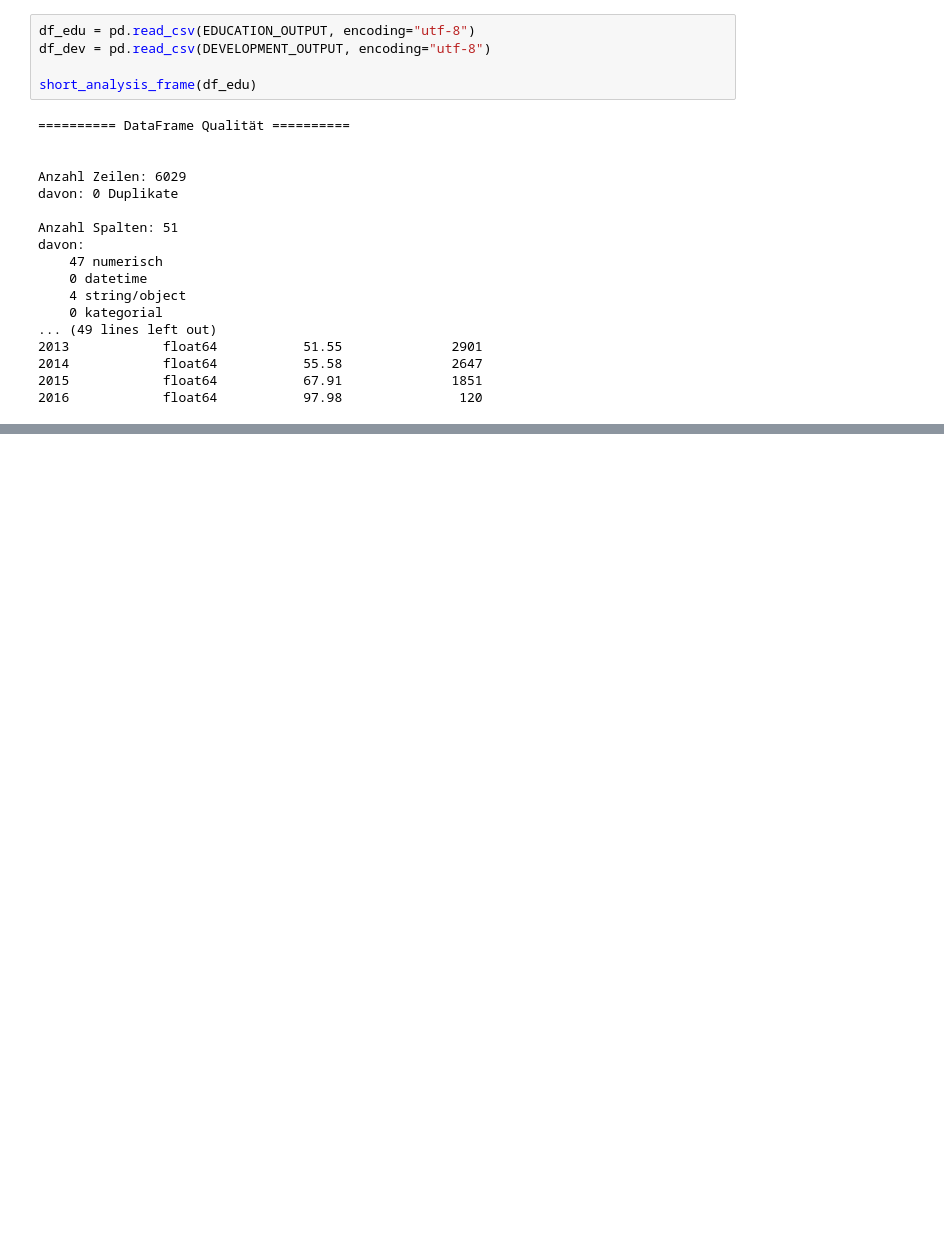
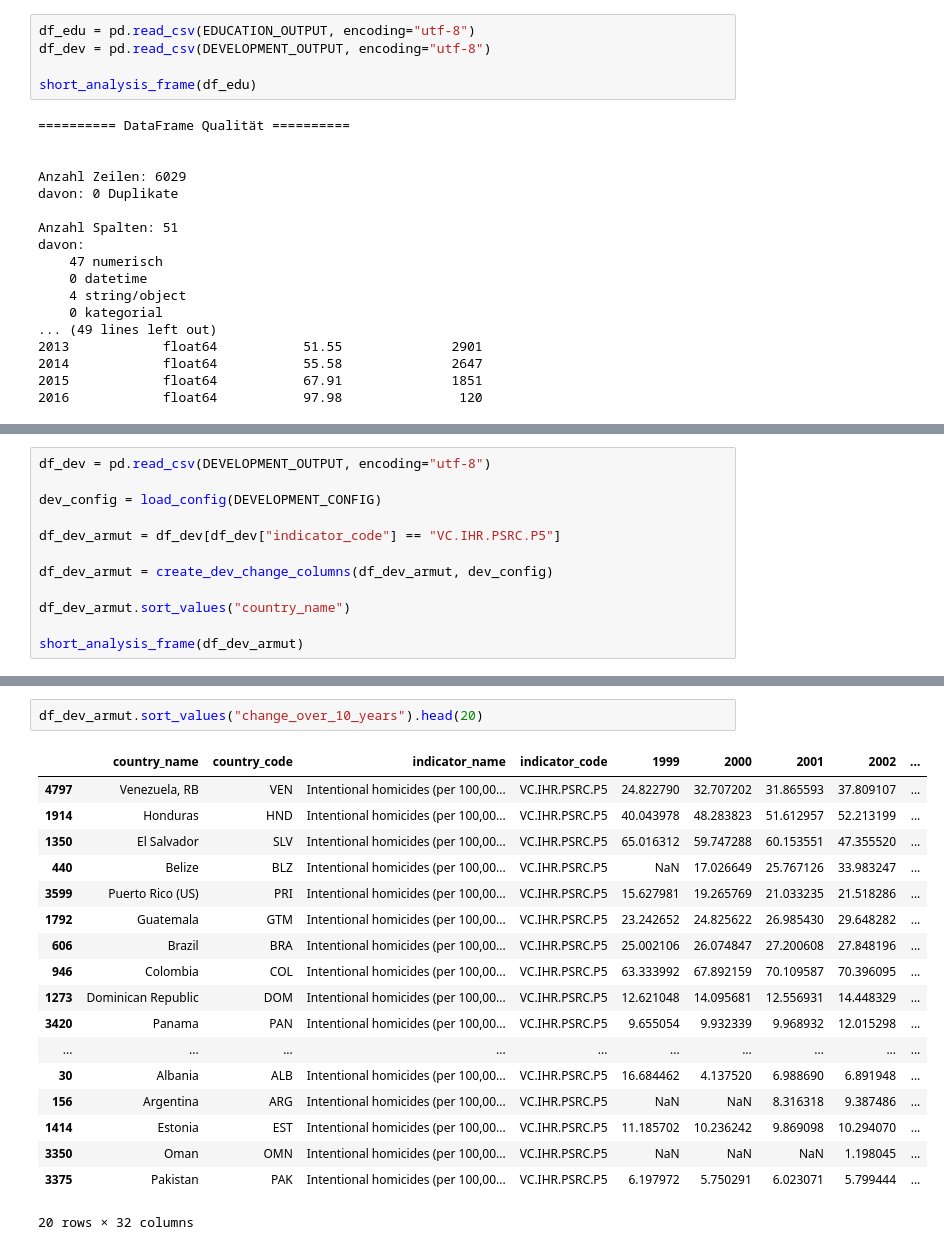
Before and after one commit to EckbertRadieschen/Analysis-App---Bildung-Entwicklung-international-, a Jupyter notebook: notebooks/abschlussprojekt.ipynb, the cells around one changed output, grey strips where cells are left out. Saved outputs shown, nothing was run; the diff lists cells and outputs as text; blank space fills up the shorter version.

```diff
--- a/notebooks/abschlussprojekt.ipynb
+++ b/notebooks/abschlussprojekt.ipynb
@@ -443,0 +482,12 @@ Length: 26, dtype: str
+# %%
+df_dev = pd.read_csv(DEVELOPMENT_OUTPUT, encoding="utf-8")
+
+dev_config = load_config(DEVELOPMENT_CONFIG)
+
+df_dev_armut = df_dev[df_dev["indicator_code"] == "VC.IHR.PSRC.P5"]
+
+df_dev_armut = create_dev_change_columns(df_dev_armut, dev_config)
+
+df_dev_armut.sort_values("country_name")
+
+short_analysis_frame(df_dev_armut)
@@ -443,0 +512,21 @@ Length: 26, dtype: str
+# %%
+df_dev_armut.sort_values("change_over_10_years").head(20)
+# %% [output]
+|  | country_name | country_code | indicator_name | indicator_code | 1999 | 2000 | 2001 | 2002 | ... |
+| 4797 | Venezuela, RB | VEN | Intentional homicides (per 100,00... | VC.IHR.PSRC.P5 | 24.822790 | 32.707202 | 31.865593 | 37.809107 | ... |
+| 1914 | Honduras | HND | Intentional homicides (per 100,00... | VC.IHR.PSRC.P5 | 40.043978 | 48.283823 | 51.612957 | 52.213199 | ... |
+| 1350 | El Salvador | SLV | Intentional homicides (per 100,00... | VC.IHR.PSRC.P5 | 65.016312 | 59.747288 | 60.153551 | 47.355520 | ... |
+| 440 | Belize | BLZ | Intentional homicides (per 100,00... | VC.IHR.PSRC.P5 | NaN | 17.026649 | 25.767126 | 33.983247 | ... |
+| 3599 | Puerto Rico (US) | PRI | Intentional homicides (per 100,00... | VC.IHR.PSRC.P5 | 15.627981 | 19.265769 | 21.033235 | 21.518286 | ... |
+| 1792 | Guatemala | GTM | Intentional homicides (per 100,00... | VC.IHR.PSRC.P5 | 23.242652 | 24.825622 | 26.985430 | 29.648282 | ... |
+| 606 | Brazil | BRA | Intentional homicides (per 100,00... | VC.IHR.PSRC.P5 | 25.002106 | 26.074847 | 27.200608 | 27.848196 | ... |
+| 946 | Colombia | COL | Intentional homicides (per 100,00... | VC.IHR.PSRC.P5 | 63.333992 | 67.892159 | 70.109587 | 70.396095 | ... |
+| 1273 | Dominican Republic | DOM | Intentional homicides (per 100,00... | VC.IHR.PSRC.P5 | 12.621048 | 14.095681 | 12.556931 | 14.448329 | ... |
+| 3420 | Panama | PAN | Intentional homicides (per 100,00... | VC.IHR.PSRC.P5 | 9.655054 | 9.932339 | 9.968932 | 12.015298 | ... |
+| ... | ... | ... | ... | ... | ... | ... | ... | ... | ... |
+| 30 | Albania | ALB | Intentional homicides (per 100,00... | VC.IHR.PSRC.P5 | 16.684462 | 4.137520 | 6.988690 | 6.891948 | ... |
+| 156 | Argentina | ARG | Intentional homicides (per 100,00... | VC.IHR.PSRC.P5 | NaN | NaN | 8.316318 | 9.387486 | ... |
+| 1414 | Estonia | EST | Intentional homicides (per 100,00... | VC.IHR.PSRC.P5 | 11.185702 | 10.236242 | 9.869098 | 10.294070 | ... |
+| 3350 | Oman | OMN | Intentional homicides (per 100,00... | VC.IHR.PSRC.P5 | NaN | NaN | NaN | 1.198045 | ... |
+| 3375 | Pakistan | PAK | Intentional homicides (per 100,00... | VC.IHR.PSRC.P5 | 6.197972 | 5.750291 | 6.023071 | 5.799444 | ... |
+20 rows × 32 columns
```
Also changed, not shown: parts of 12 cells of this notebook, 10 other files.
